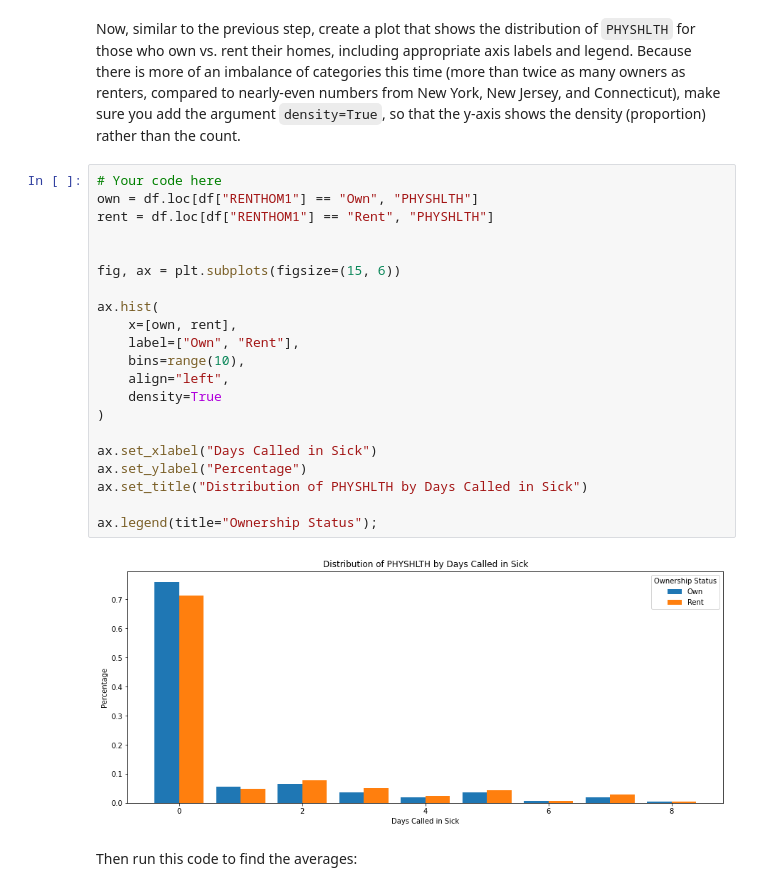
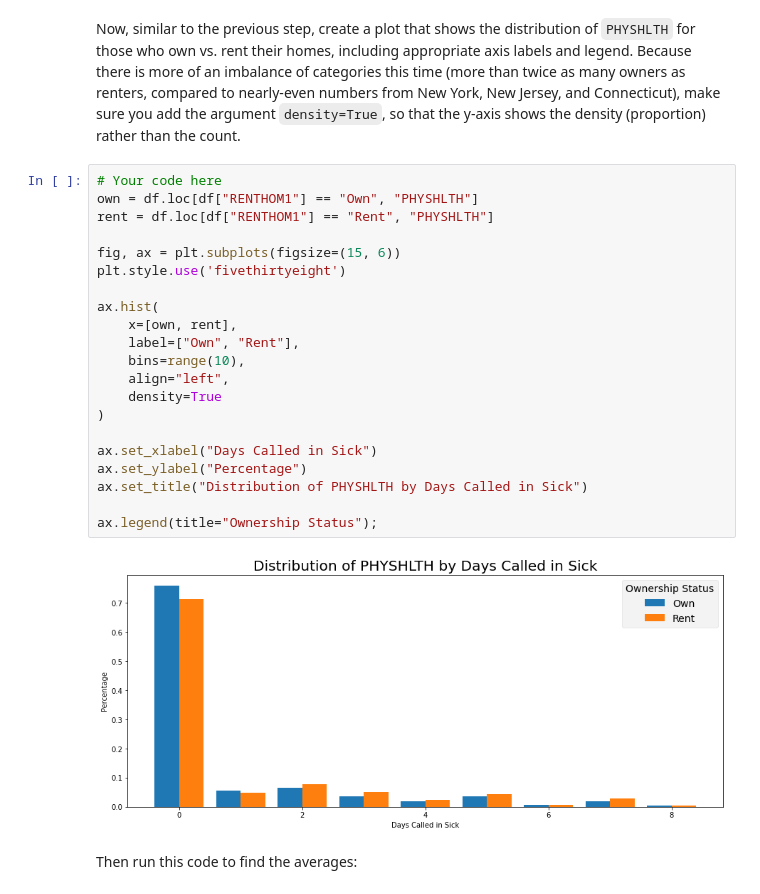
Before and after one commit to ThomasHChapman/dsc-hypothesis-testing-lab, a Jupyter notebook: index.ipynb, the cells around one changed output. Drawn from its saved outputs; the diff is of its cells as text.

Commit message:
Improved Style for Graphs

```diff
--- a/index.ipynb
+++ b/index.ipynb
@@ -373,26 +379,26 @@ Now, similar to the previous step, create a plot that shows the distribution of
 # %%
 # Your code here
 own = df.loc[df["RENTHOM1"] == "Own", "PHYSHLTH"]
 rent = df.loc[df["RENTHOM1"] == "Rent", "PHYSHLTH"]
 
-
 fig, ax = plt.subplots(figsize=(15, 6))
+plt.style.use('fivethirtyeight')
 
 ax.hist(
     x=[own, rent],
     label=["Own", "Rent"],
     bins=range(10),
     align="left",
     density=True
 )
 
 ax.set_xlabel("Days Called in Sick")
 ax.set_ylabel("Percentage")
 ax.set_title("Distribution of PHYSHLTH by Days Called in Sick")
 
 ax.legend(title="Ownership Status");
 # %% [output]
-[figure, old version]
+[figure, new version]
 # %% [markdown]
 Then run this code to find the averages:
 # %%
```
Also changed, not shown: parts of 1 cell of this notebook.
